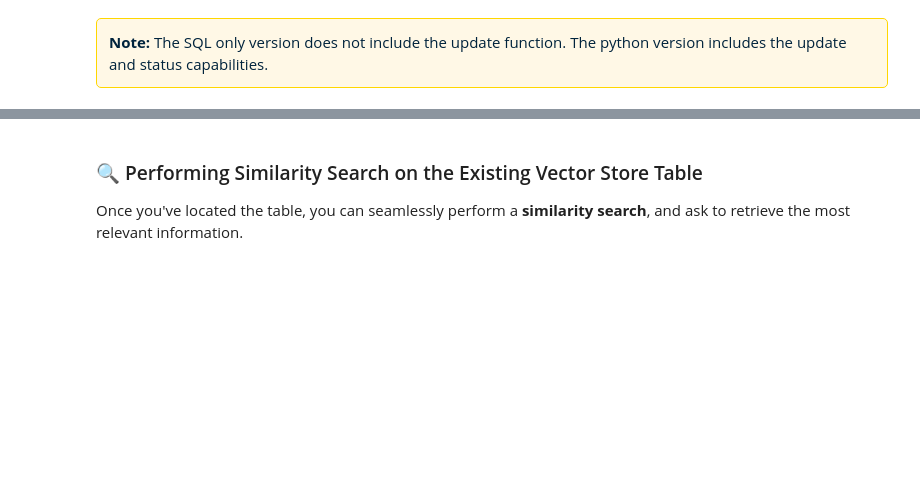
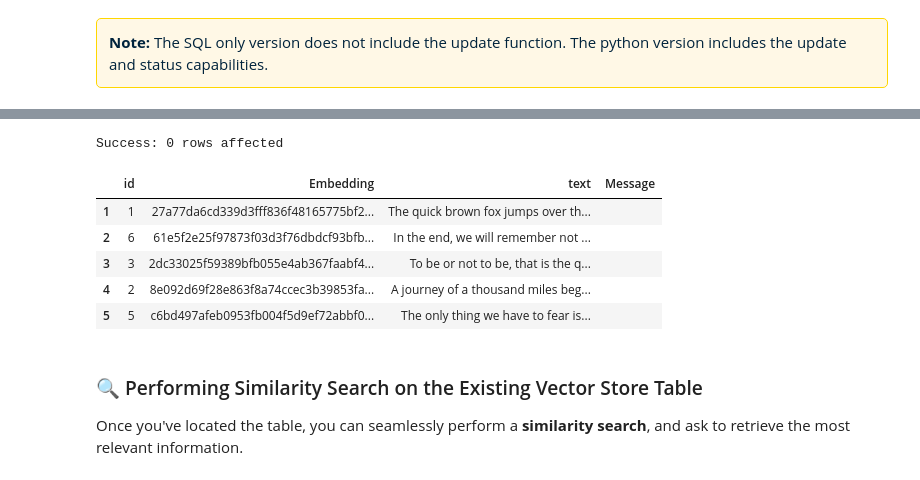
Before and after one commit to Teradata/vector-store-examples, a Jupyter notebook: Vector_Store_Enablement_SQL/Vector_Store_Getting_Started_SQL.ipynb, the cells around one changed output, grey strips where cells are left out. Cells and saved outputs as stored; diff of their text form; code cells hidden in the pictures; blank space fills up the shorter version.

```diff
--- a/Vector_Store_Enablement_SQL/Vector_Store_Getting_Started_SQL.ipynb
+++ b/Vector_Store_Enablement_SQL/Vector_Store_Getting_Started_SQL.ipynb
@@ -435,3 +439,26 @@ If you have an existing vector store table in your database, you can reuse it di
+# %%
+CREATE TABLE text_embeddings_normalized AS (
+    SELECT *
+    FROM TD_Vectornormalize(
+        ON text_embeddings AS InputTable
+        USING
+            IDColumns('id')
+            TargetColumns('Embedding')
+            Accumulate('text', 'Message')
+            Approach('UNITVECTOR')
+            EmbeddingSize(1536)
+    ) AS DT) WITH DATA;
+# %% [output]
+Success: 0 rows affected
+# %%
+SELECT TOP 5 * FROM text_embeddings_normalized;
+# %% [output]
+|  | id | Embedding | text | Message |
+| 1 | 1 | 27a77da6cd339d3fff836f48165775bf2... | The quick brown fox jumps over th... |  |
+| 2 | 6 | 61e5f2e25f97873f03d3f76dbdcf93bfb... | In the end, we will remember not ... |  |
+| 3 | 3 | 2dc33025f59389bfb055e4ab367faabf4... | To be or not to be, that is the q... |  |
+| 4 | 2 | 8e092d69f28e863f8a74ccec3b39853fa... | A journey of a thousand miles beg... |  |
+| 5 | 5 | c6bd497afeb0953fb004f5d9ef72abbf0... | The only thing we have to fear is... |  |
 # %% [markdown]
 ### 🔍 Performing Similarity Search on the Existing Vector Store Table
 
```
Also changed, not shown: parts of 15 cells of this notebook.
